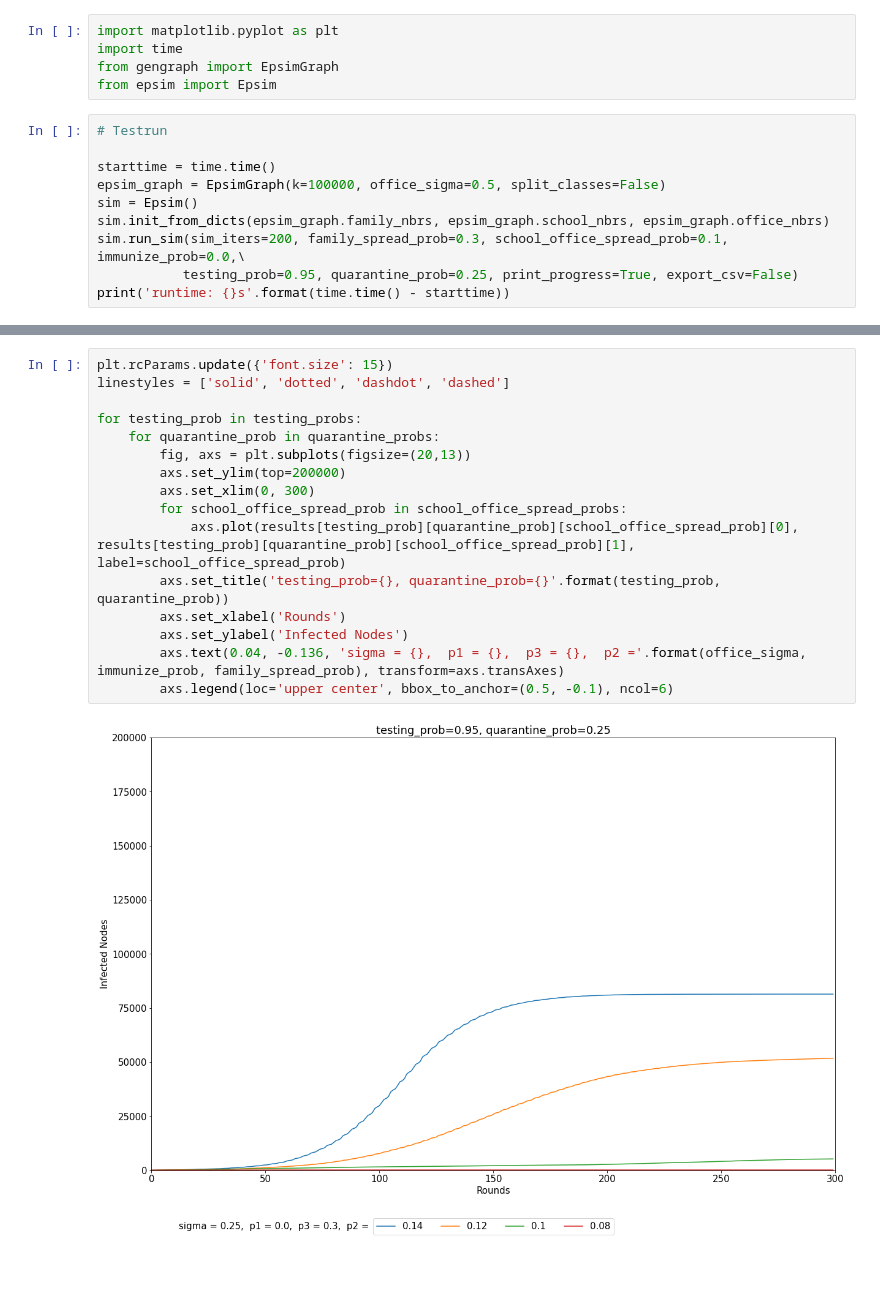
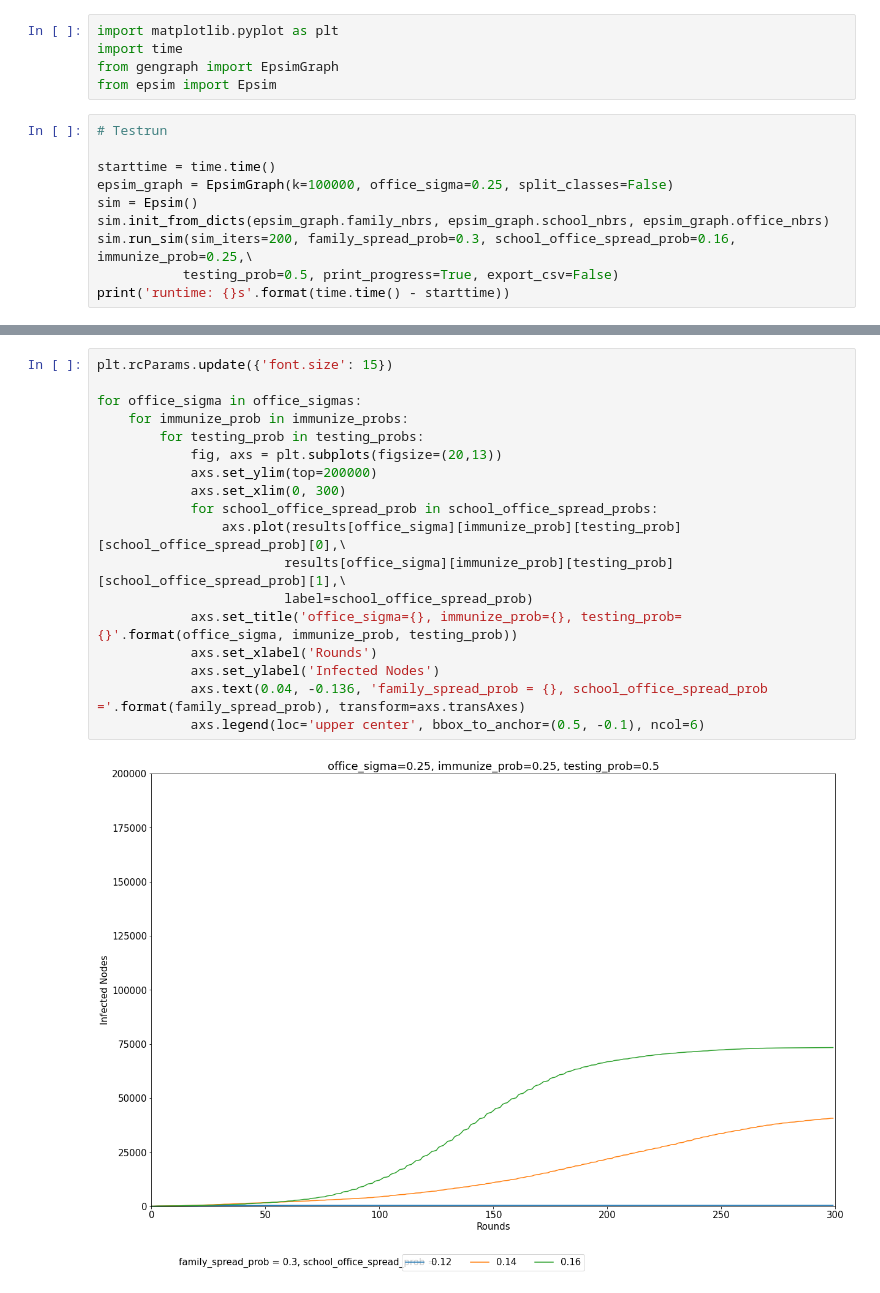
Before and after one commit to Flugstein/epsim, a Jupyter notebook: epsim_plot.ipynb, the cells around one changed output, grey strips where cells are left out. Cells and saved outputs as stored; diff of their text form.

Commit message:
remove quarantine_prob

```diff
--- a/epsim_plot.ipynb
+++ b/epsim_plot.ipynb
@@ -7,10 +7,10 @@ from epsim import Epsim
 # Testrun
 
 starttime = time.time()
-epsim_graph = EpsimGraph(k=100000, office_sigma=0.5, split_classes=False)
+epsim_graph = EpsimGraph(k=100000, office_sigma=0.25, split_classes=False)
 sim = Epsim()
 sim.init_from_dicts(epsim_graph.family_nbrs, epsim_graph.school_nbrs, epsim_graph.office_nbrs)
-sim.run_sim(sim_iters=200, family_spread_prob=0.3, school_office_spread_prob=0.1, immunize_prob=0.0,\
-           testing_prob=0.95, quarantine_prob=0.25, print_progress=True, export_csv=False)
+sim.run_sim(sim_iters=200, family_spread_prob=0.3, school_office_spread_prob=0.16, immunize_prob=0.25,\
+           testing_prob=0.5, print_progress=True, export_csv=False)
 print('runtime: {}s'.format(time.time() - starttime))
 # %% [output]
@@ -80,18 +84,20 @@ runtime: 239.37852883338928s
 # %%
 plt.rcParams.update({'font.size': 15})
-linestyles = ['solid', 'dotted', 'dashdot', 'dashed']
 
-for testing_prob in testing_probs:
-    for quarantine_prob in quarantine_probs:
-        fig, axs = plt.subplots(figsize=(20,13))
-        axs.set_ylim(top=200000)
-        axs.set_xlim(0, 300)
-        for school_office_spread_prob in school_office_spread_probs:
-            axs.plot(results[testing_prob][quarantine_prob][school_office_spread_prob][0], results[testing_prob][quarantine_prob][school_office_spread_prob][1], label=school_office_spread_prob)
-        axs.set_title('testing_prob={}, quarantine_prob={}'.format(testing_prob, quarantine_prob))
-        axs.set_xlabel('Rounds')
-        axs.set_ylabel('Infected Nodes')
-        axs.text(0.04, -0.136, 'sigma = {},  p1 = {},  p3 = {},  p2 ='.format(office_sigma, immunize_prob, family_spread_prob), transform=axs.transAxes)
-        axs.legend(loc='upper center', bbox_to_anchor=(0.5, -0.1), ncol=6)
+for office_sigma in office_sigmas:
+    for immunize_prob in immunize_probs:
+        for testing_prob in testing_probs:
+            fig, axs = plt.subplots(figsize=(20,13))
+            axs.set_ylim(top=200000)
+            axs.set_xlim(0, 300)
+            for school_office_spread_prob in school_office_spread_probs:
+                axs.plot(results[office_sigma][immunize_prob][testing_prob][school_office_spread_prob][0],\
+                        results[office_sigma][immunize_prob][testing_prob][school_office_spread_prob][1],\
+                        label=school_office_spread_prob)
+            axs.set_title('office_sigma={}, immunize_prob={}, testing_prob={}'.format(office_sigma, immunize_prob, testing_prob))
+            axs.set_xlabel('Rounds')
+            axs.set_ylabel('Infected Nodes')
+            axs.text(0.04, -0.136, 'family_spread_prob = {}, school_office_spread_prob ='.format(family_spread_prob), transform=axs.transAxes)
+            axs.legend(loc='upper center', bbox_to_anchor=(0.5, -0.1), ncol=6)
 # %% [output]
-[figure, old version]
+[figure, new version]
```
Also changed, not shown: parts of 3 cells of this notebook, 1 other file.
